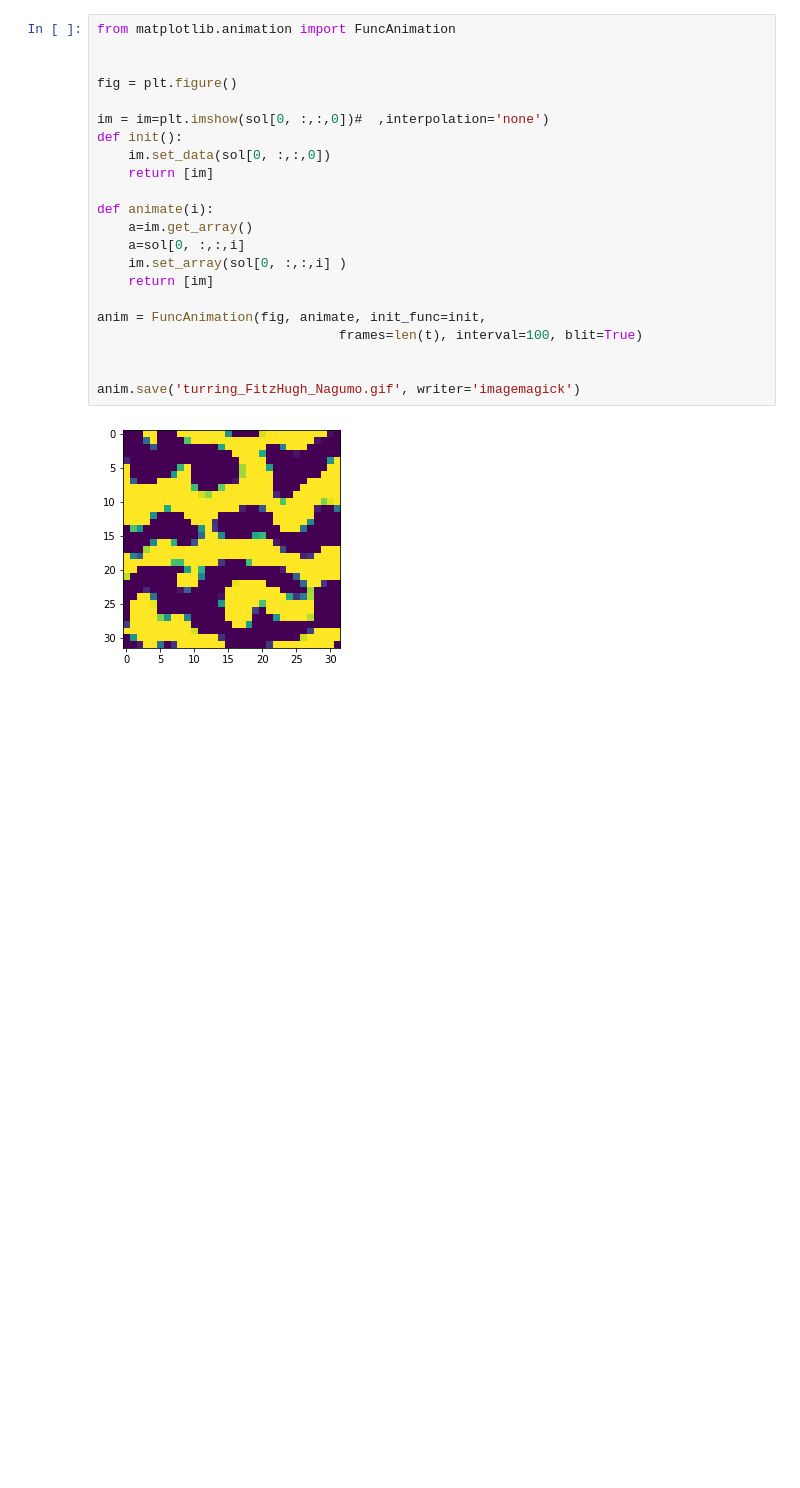
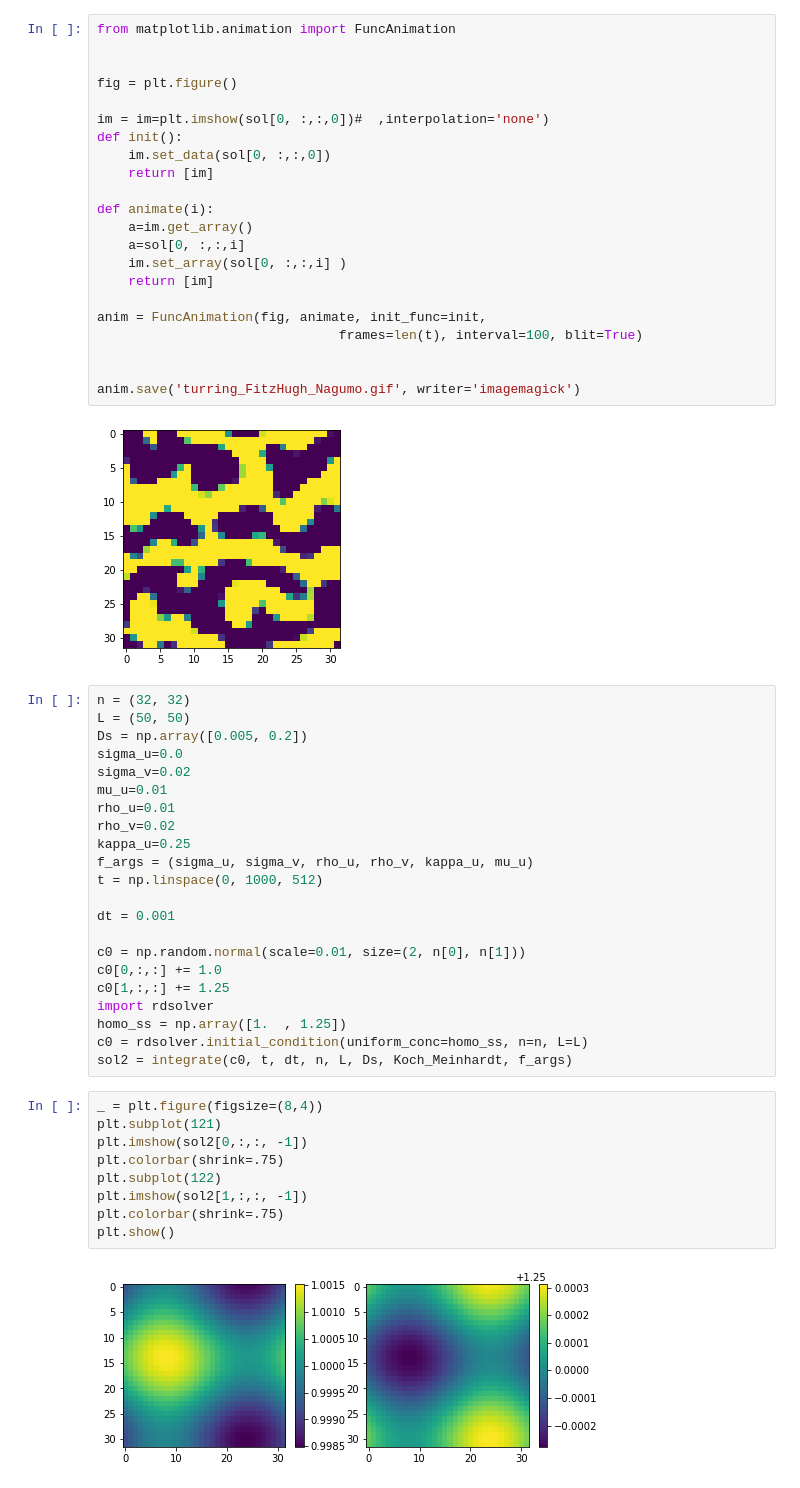
Before and after one commit to rpazuki/morpho_repo, a Jupyter notebook: solver/Turing_FitzHugh_Nagumo_pde_solution_solver.ipynb, the cells around one changed output. Saved outputs shown, nothing was run; the diff lists cells and outputs as text; blank space fills up the shorter version.

```diff
--- a/solver/Turing_FitzHugh_Nagumo_pde_solution_solver.ipynb
+++ b/solver/Turing_FitzHugh_Nagumo_pde_solution_solver.ipynb
@@ -78,3 +78,36 @@ anim = FuncAnimation(fig, animate, init_func=init,
 anim.save('turring_FitzHugh_Nagumo.gif', writer='imagemagick')
 # %% [output]
 [figure]
+# %%
+n = (32, 32)
+L = (50, 50)
+Ds = np.array([0.005, 0.2])
+sigma_u=0.0
+sigma_v=0.02
+mu_u=0.01
+rho_u=0.01
+rho_v=0.02
+kappa_u=0.25
+f_args = (sigma_u, sigma_v, rho_u, rho_v, kappa_u, mu_u)
+t = np.linspace(0, 1000, 512)
+
+dt = 0.001
+
+c0 = np.random.normal(scale=0.01, size=(2, n[0], n[1]))
+c0[0,:,:] += 1.0
+c0[1,:,:] += 1.25
+import rdsolver
+homo_ss = np.array([1.  , 1.25])
+c0 = rdsolver.initial_condition(uniform_conc=homo_ss, n=n, L=L)
+sol2 = integrate(c0, t, dt, n, L, Ds, Koch_Meinhardt, f_args)
+# %%
+_ = plt.figure(figsize=(8,4))
+plt.subplot(121)
+plt.imshow(sol2[0,:,:, -1])
+plt.colorbar(shrink=.75)
+plt.subplot(122)
+plt.imshow(sol2[1,:,:, -1])
+plt.colorbar(shrink=.75)
+plt.show()
+# %% [output]
+[figure, added]
```
Also changed, not shown: parts of 3 cells of this notebook, 6 other files.
